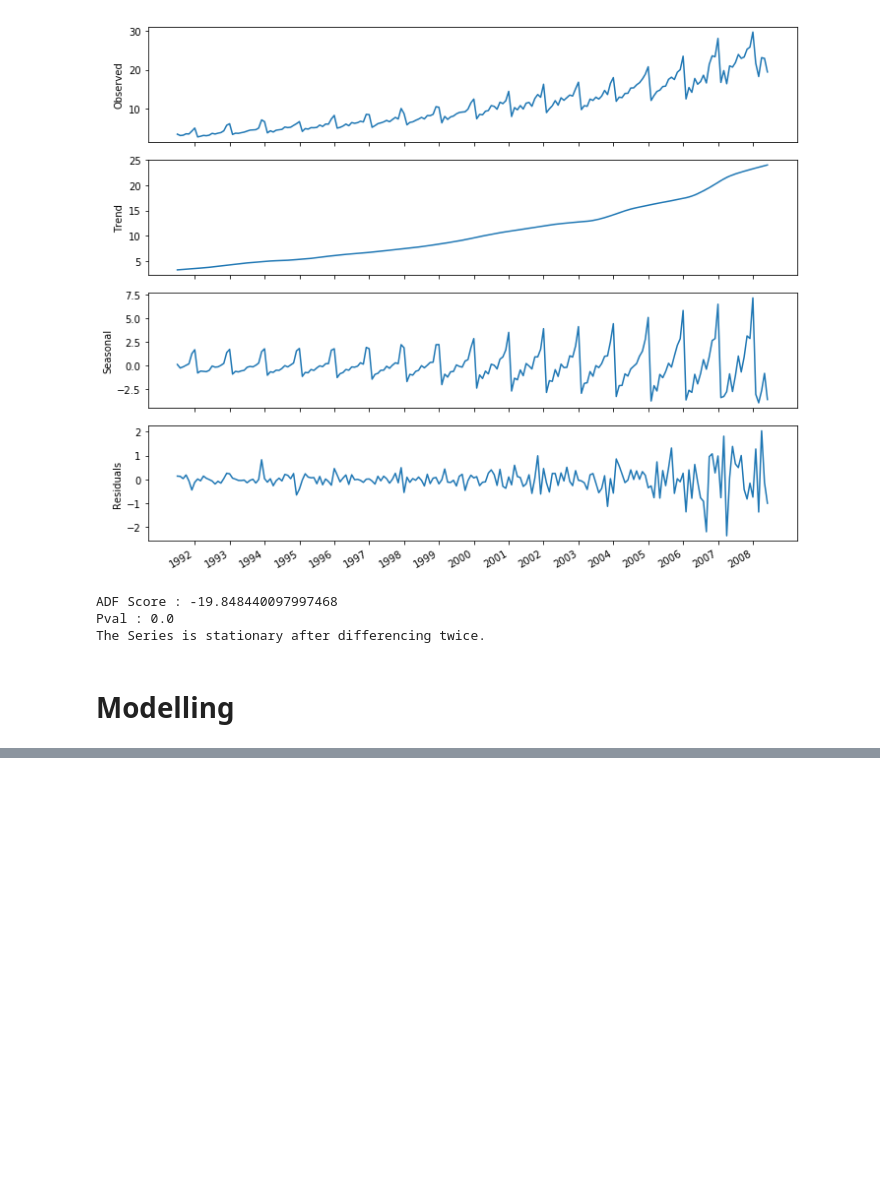
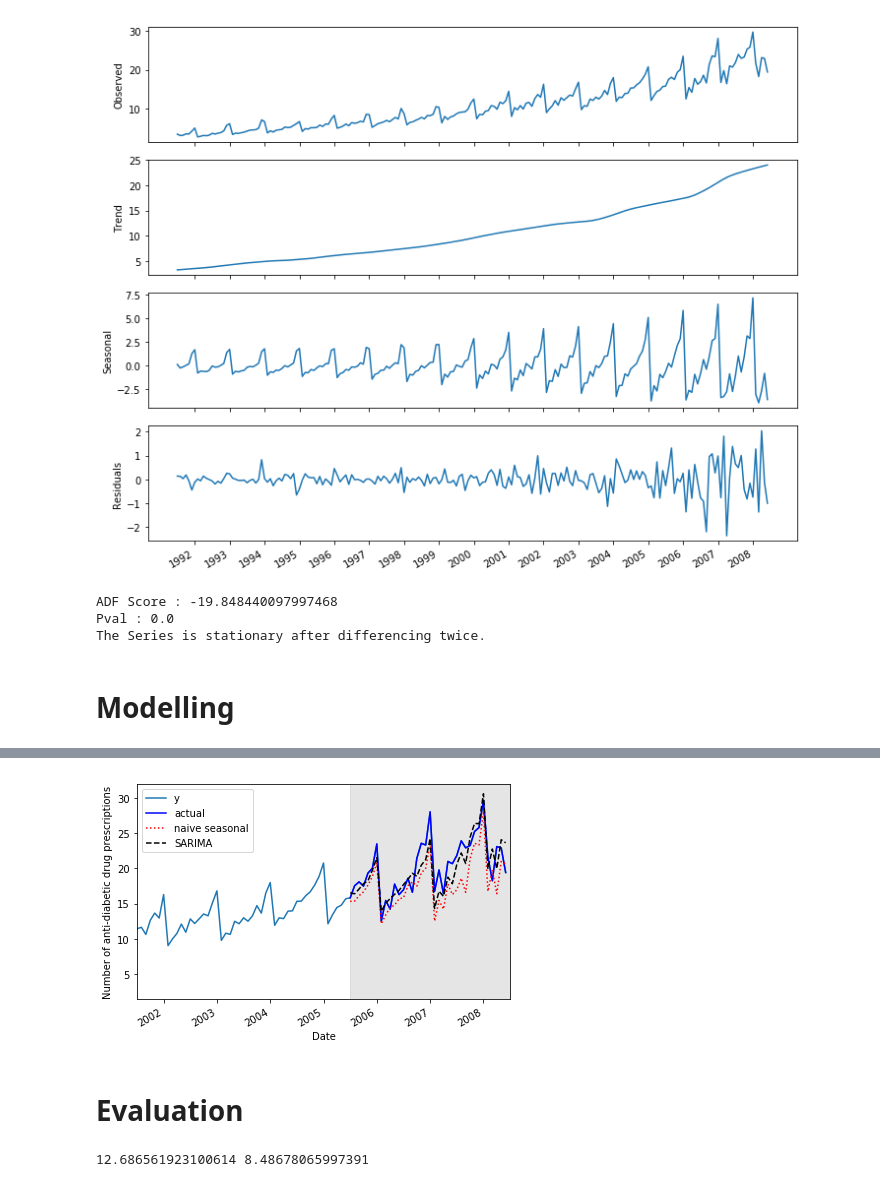
Before and after one commit to SudhaDevi17/Forecasting, a Jupyter notebook: Anti Diabetic Drug Forecast/nb/drug_forecast.ipynb, the cells around one changed output, grey strips where cells are left out. Drawn from its saved outputs; the diff is of its cells as text; code cells hidden in the pictures; blank space fills up the shorter version.

Commit message:
model params update.

```diff
--- a/Anti Diabetic Drug Forecast/nb/drug_forecast.ipynb
+++ b/Anti Diabetic Drug Forecast/nb/drug_forecast.ipynb
@@ -172,12 +198,14 @@ def rolling_forecast(df: pd.DataFrame, train_len: int, horizon: int,  window: in
     elif method == 'SARIMA':
         pred_SARIMA = []
         for i in range(train_len, total_len, window):
-            model = SARIMAX(df['y'][:i], order=(2,1,3), seasonal_order=(1,1,3,12), simple_differencing=False)
+            model = SARIMAX(df['y'][:i], order=(1,1,2), seasonal_order=(1,0,1,12), simple_differencing=False)
             res = model.fit(disp=False)
             predictions = res.get_prediction(0, i + window - 1)
             oos_pred = predictions.predicted_mean.iloc[-window:]
             pred_SARIMA.extend(oos_pred)
         return pred_SARIMA
+# %%
+cut_off = 168
 # %%
 
 pred_df = df[cut_off:]
@@ -191,0 +218,22 @@ pred_df['SARIMA'] = rolling_forecast(df, train_len, horizon,  window , method= '
+# %%
+fig, ax = plt.subplots()
+
+ax.plot(df.y)
+ax.plot(pred_df.y, 'b-', label='actual')
+ax.plot(pred_df.last_season, 'r:', label='naive seasonal')
+ax.plot(pred_df.SARIMA, 'k--', label='SARIMA')
+ax.set_xlabel('Date')
+ax.set_ylabel('Number of anti-diabetic drug prescriptions')
+ax.axvspan(168, 204, color='#808080', alpha=0.2)
+
+ax.legend(loc=2)
+
+plt.xticks(np.arange(6, 203, 12), np.arange(1992, 2009, 1))
+plt.xlim(120, 204)
+
+fig.autofmt_xdate()
+plt.tight_layout()
+# %% [output]
+[figure, added]
+# %% [markdown]
+# Evaluation
@@ -191,0 +243,7 @@ pred_df['SARIMA'] = rolling_forecast(df, train_len, horizon,  window , method= '
+# %%
+mape_naive_seasonal = mape(pred_df.y, pred_df.last_season)
+mape_SARIMA = mape(pred_df.y, pred_df.SARIMA)
+
+print(mape_naive_seasonal, mape_SARIMA)
+# %% [output]
+12.686561923100614 8.48678065997391
```
Also changed, not shown: parts of 6 cells of this notebook.
